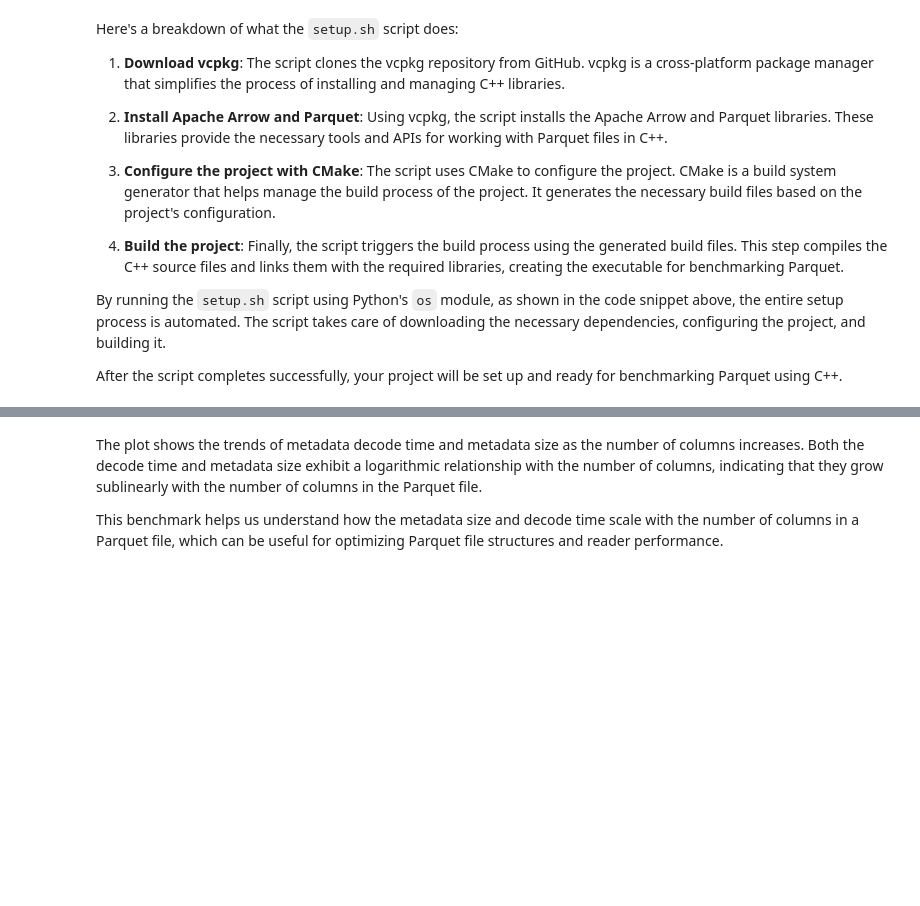
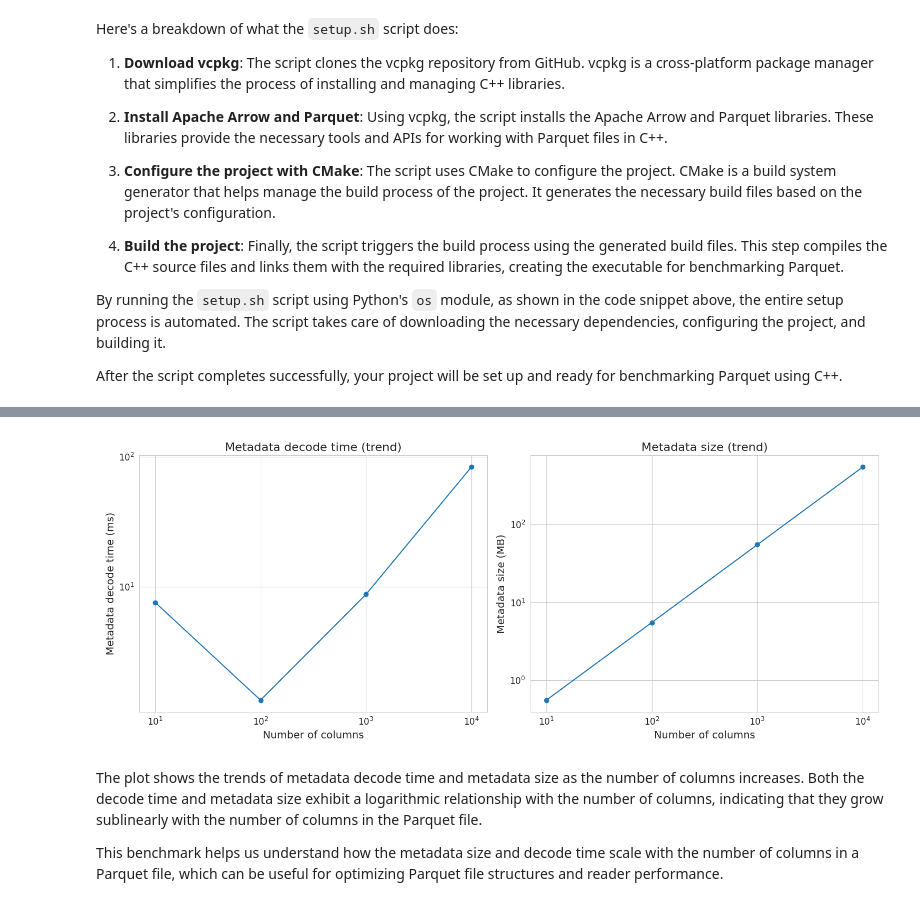
Before and after one commit to Neelaksh-Singh/gresearch_parquet_benchmarking, a Jupyter notebook: Parquet-CPP Benchmarking.ipynb, the cells around one changed output, grey strips where cells are left out. Saved outputs shown, nothing was run; the diff lists cells and outputs as text; code cells hidden in the pictures; blank space fills up the shorter version.

```diff
--- a/Parquet-CPP Benchmarking.ipynb
+++ b/Parquet-CPP Benchmarking.ipynb
@@ -101,0 +52,10 @@ Figure(1500x600)
+# %%
+import os
+import pandas as pd
+import matplotlib.pyplot as plt
+
+# Compile and run the C++ benchmark program
+os.system("./build/arrow_benchmarks")
+
+data = pd.read_csv('benchmark_decode_and_size.csv')
+data
@@ -102,3 +68,29 @@ Figure(1500x600)
+# %%
+def plot_benchmarks(data):
+    fig, (ax1, ax2) = plt.subplots(1, 2, figsize=(15, 6))
+
+    ax1.plot(data['num_columns'], data['decode_time_ms'], marker='o')
+    ax1.set_xscale('log')
+    ax1.set_yscale('log')
+    ax1.set_xlabel('Number of columns')
+    ax1.set_ylabel('Metadata decode time (ms)')
+    ax1.set_title('Metadata decode time (trend)')
+
+    ax2.plot(data['num_columns'], data['size_mb'], marker='o')
+    ax2.set_xscale('log')
+    ax2.set_yscale('log')
+    ax2.set_xlabel('Number of columns')
+    ax2.set_ylabel('Metadata size (MB)')
+    ax2.set_title('Metadata size (trend)')
+
+    plt.tight_layout()
+    plt.savefig('./temp/decode_and_size.png')
+    plt.close()
+
+plot_benchmarks(data)
+Image(filename='./temp/decode_and_size.png')
+# %% [output]
+[figure, added]
 # %% [markdown]
 The plot shows the trends of metadata decode time and metadata size as the number of columns increases. Both the decode time and metadata size exhibit a logarithmic relationship with the number of columns, indicating that they grow sublinearly with the number of columns in the Parquet file.
 
```
Also changed, not shown: parts of 35 cells of this notebook.
